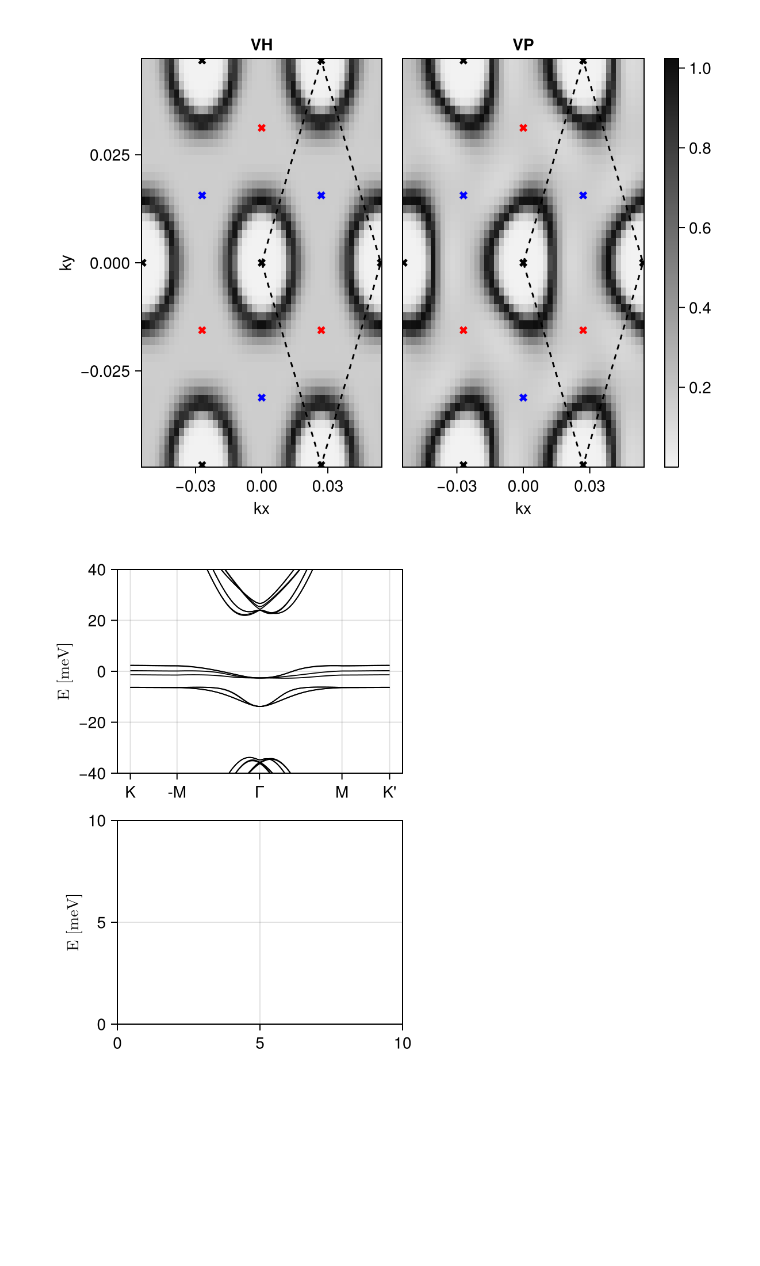
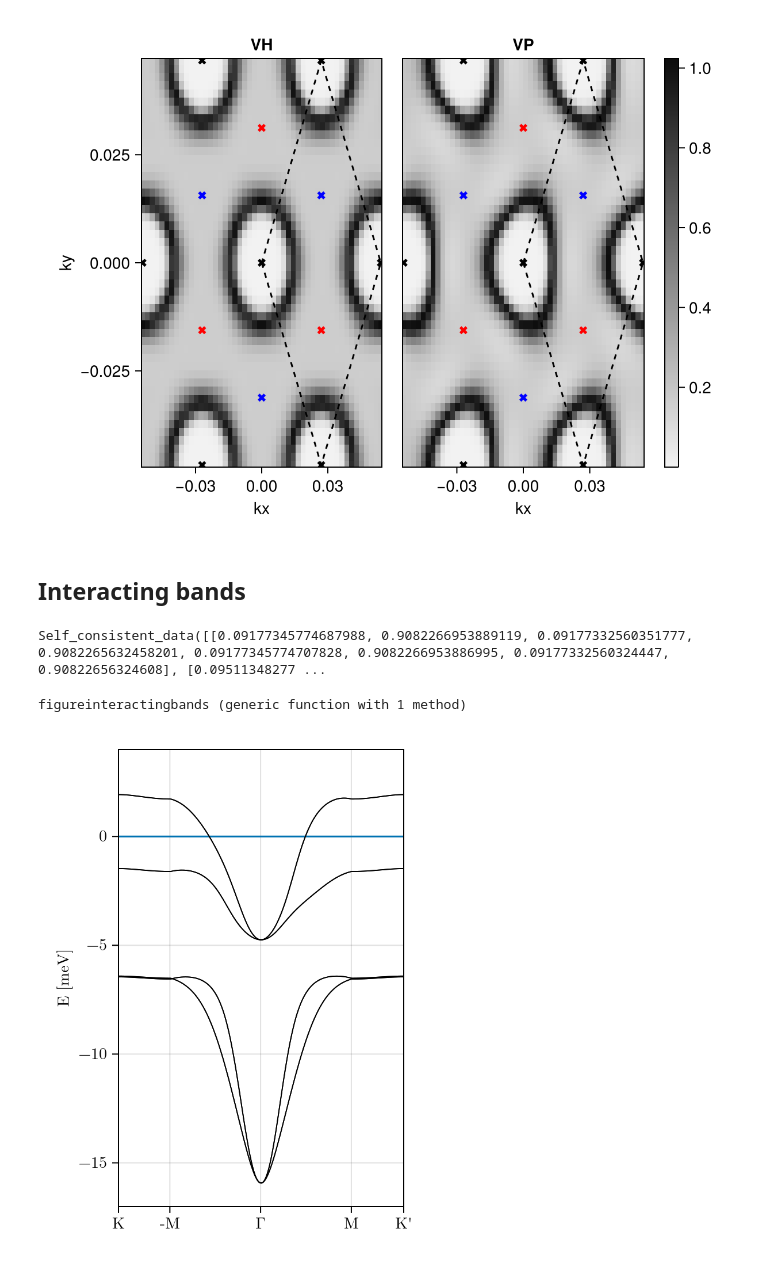
Before and after one commit to fernandopenaranda/LMC, a Jupyter notebook: src/Paper/Figure_TBG.ipynb, the cells around one changed output. Cells and saved outputs as stored; diff of their text form; code cells hidden in the pictures; blank space fills up the shorter version.

```diff
--- a/src/Paper/Figure_TBG.ipynb
+++ b/src/Paper/Figure_TBG.ipynb
@@ -871,21 +863,43 @@ hideydecorations!(ax2)
 fig
 # %% [output]
 [figure]
+# %% [markdown]
+## Interacting bands
+# %%
+#input self-consistent data (band structures and fillings)
+folder = 2281278
+simportedvp = LMC.provide_folder_get_observables_atlas_reshuffled(folder,"vp")
+simportedqah = LMC.provide_folder_get_observables_atlas_reshuffled(folder,"qah")
+# %% [output]
+Self_consistent_data([[0.09177345774687988, 0.9082266953889119, 0.09177332560351777, 0.9082265632458201, 0.09177345774707828, 0.9082266953886995, 0.09177332560324447, 0.90822656324608], [0.09511348277 ...
 # %%
 
-it = 100
+function latfigureinteractingbands()
+      with_theme(merge(theme_latexfonts(), Theme(fontsize = 14))) do #
+            figureinteractingbands()
+      end
+  end
 
-fig = Figure()
-ax1 = Axis(fig[1,1], ylabel = L"$\text{E [meV]}$")
-ax2 = Axis(fig[2,1], ylabel = L"$\text{E [meV]}$")
-ga = fig[1:2,2] = GridLayout()
+function figureinteractingbands()
+      νval =2.5
+      it = argmin(abs.(s.ns .- νval))
+      fig = Figure()
+      ax1 = Axis(fig[1,1], ylabel = L"$\text{E [meV]}$")
+      xlimits = [1,277]
+      xlims!(ax1, xlimits)
+      hlines!(ax1, 0)
+      # ax2 = Axis(fig[2,1], ylabel = L"$\text{E [meV]}$")
+      ga = fig[1,2:2] = GridLayout()
+      LMC.plotmybands!(ax1, real.(LMC.bands(ParamsHF(p, μ = svp.mus[it]), diagm(svp.ofmats[it]), 101)),
+            ylimits = [-17,4], color = :black)
+      return fig
+end
 
-LMC.plotmybands!(ax1, real.(LMC.bands(ParamsHF(p, μ = s.mus[it]), diagm(s.ofmats[it]), 101)),
-      ylimits = [-40,40], color = :black)
 # LMC.plotmybands!(ax2, real.(LMC.bands(ParamsHF(p, μ = 0, sigmaz = 5), ones(8),  101)),
-#       ylimits = ylims, xlimits = xlimits, color = :black, linewidth = linewidth)
-
-
-fig
+# ylimits = ylims, xlimits = xlimits, color = :black, linewidth = linewidth)
 # %% [output]
-[figure, removed]
+figureinteractingbands (generic function with 1 method)
+# %%
+fig = latfigureinteractingbands()
+# %% [output]
+[figure, added]
```
Also changed, not shown: parts of 9 cells of this notebook, 12 other files.
